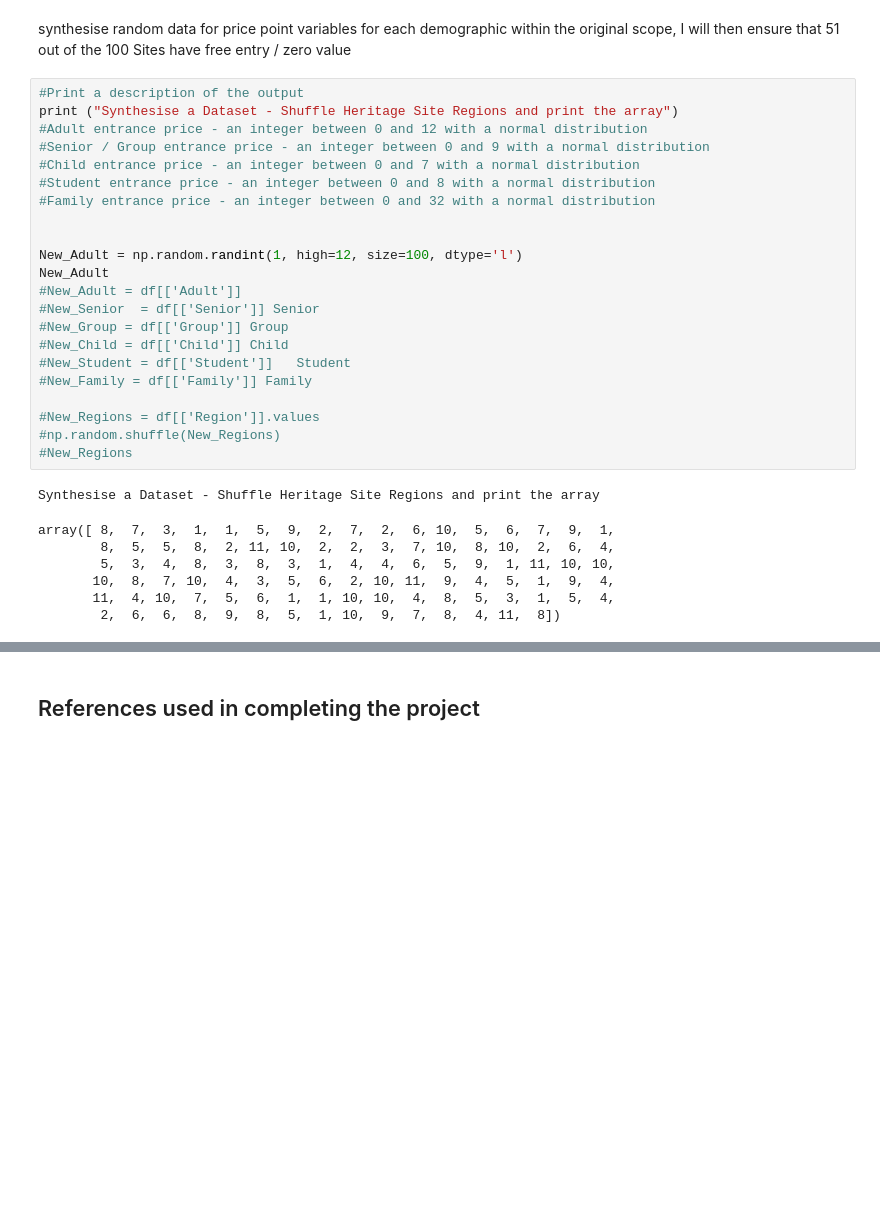
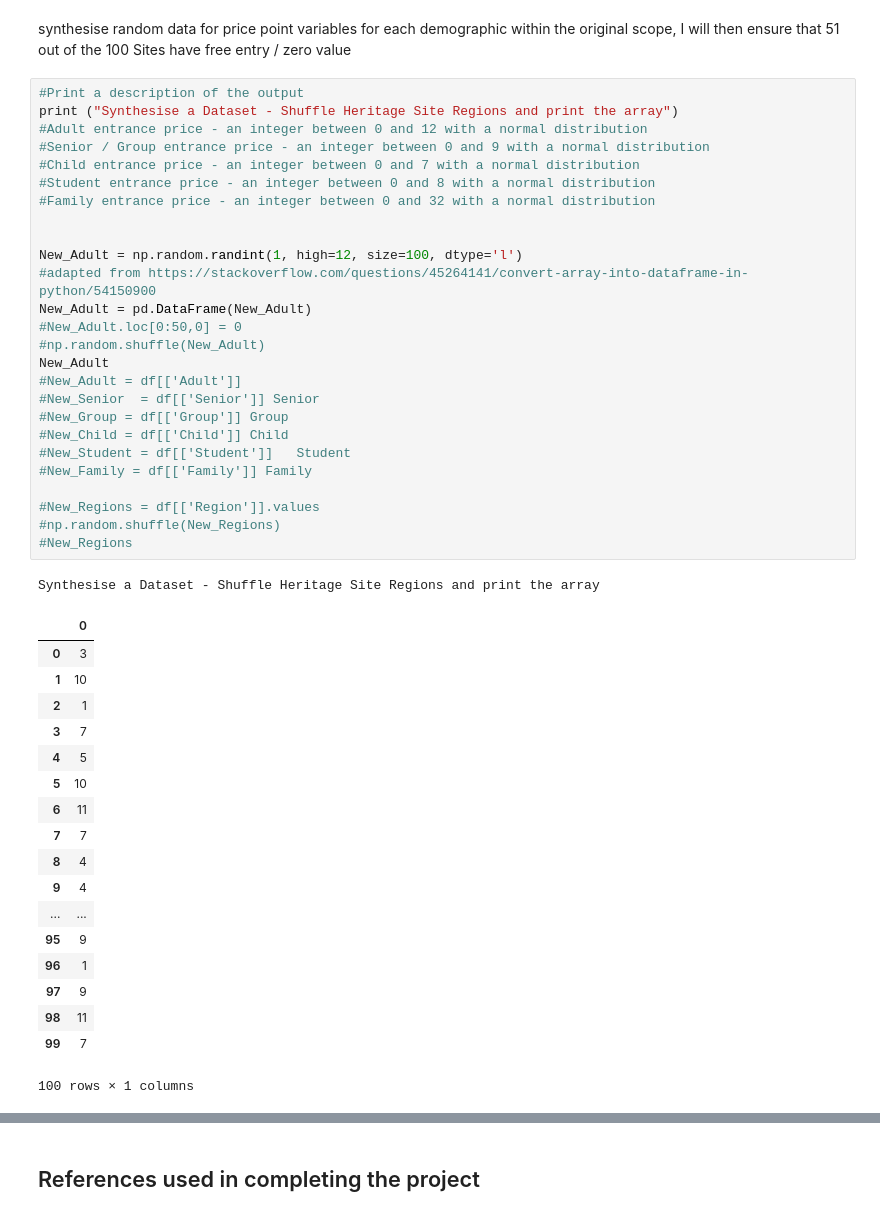
Before and after one commit to ClodaghMurphy/ProgDA_ProjectDec2019, a Jupyter notebook: ProgDA_ProjectDec2019.ipynb, the cells around one changed output, grey strips where cells are left out. Drawn from its saved outputs; the diff is of its cells as text; blank space fills up the shorter version.

```diff
--- a/ProgDA_ProjectDec2019.ipynb
+++ b/ProgDA_ProjectDec2019.ipynb
@@ -640,30 +640,46 @@ synthesise random data for price point variables for each demographic within the
 # %%
 #Print a description of the output
 print ("Synthesise a Dataset - Shuffle Heritage Site Regions and print the array")
 #Adult entrance price - an integer between 0 and 12 with a normal distribution
 #Senior / Group entrance price - an integer between 0 and 9 with a normal distribution
 #Child entrance price - an integer between 0 and 7 with a normal distribution
 #Student entrance price - an integer between 0 and 8 with a normal distribution
 #Family entrance price - an integer between 0 and 32 with a normal distribution
 
 
 New_Adult = np.random.randint(1, high=12, size=100, dtype='l')
+#adapted from https://stackoverflow.com/questions/45264141/convert-array-into-dataframe-in-python/54150900
+New_Adult = pd.DataFrame(New_Adult)
+#New_Adult.loc[0:50,0] = 0
+#np.random.shuffle(New_Adult)
 New_Adult
 #New_Adult = df[['Adult']]
 #New_Senior  = df[['Senior']] Senior
 #New_Group = df[['Group']] Group
 #New_Child = df[['Child']] Child
 #New_Student = df[['Student']]   Student
 #New_Family = df[['Family']] Family
 
 #New_Regions = df[['Region']].values
 #np.random.shuffle(New_Regions)
 #New_Regions
 # %% [output]
 Synthesise a Dataset - Shuffle Heritage Site Regions and print the array
+|  | 0 |
+| 0 | 3 |
+| 1 | 10 |
+| 2 | 1 |
+| 3 | 7 |
+| 4 | 5 |
+| 5 | 10 |
+| 6 | 11 |
+| 7 | 7 |
+| 8 | 4 |
+| 9 | 4 |
+| ... | ... |
+| 95 | 9 |
+| 96 | 1 |
+| 97 | 9 |
+| 98 | 11 |
+| 99 | 7 |
-array([ 8,  7,  3,  1,  1,  5,  9,  2,  7,  2,  6, 10,  5,  6,  7,  9,  1,
-        8,  5,  5,  8,  2, 11, 10,  2,  2,  3,  7, 10,  8, 10,  2,  6,  4,
-        5,  3,  4,  8,  3,  8,  3,  1,  4,  4,  6,  5,  9,  1, 11, 10, 10,
-       10,  8,  7, 10,  4,  3,  5,  6,  2, 10, 11,  9,  4,  5,  1,  9,  4,
-       11,  4, 10,  7,  5,  6,  1,  1, 10, 10,  4,  8,  5,  3,  1,  5,  4,
-        2,  6,  6,  8,  9,  8,  5,  1, 10,  9,  7,  8,  4, 11,  8])
+100 rows × 1 columns
```
Also changed, not shown: parts of 4 cells of this notebook.
